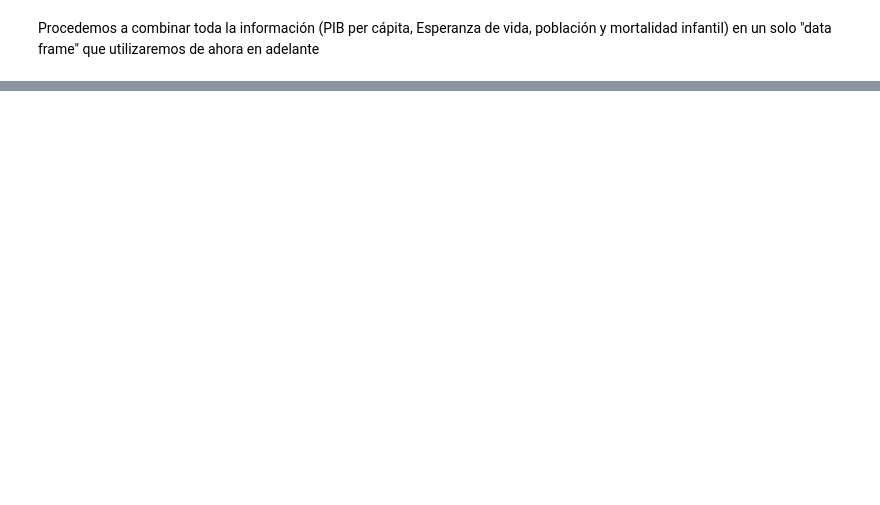
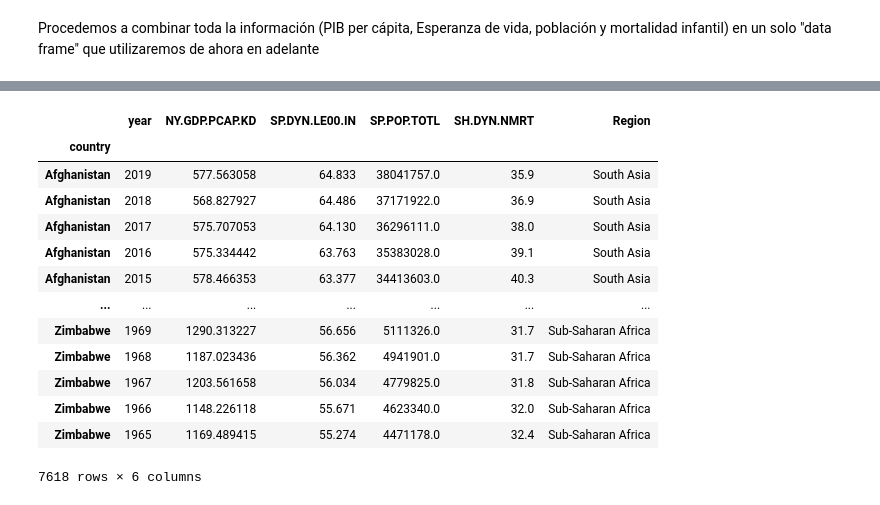
Before and after one commit to PES-BG-2022/proyecto-y-operation-ultra-at-bletchley-park, a Jupyter notebook: data de world bank database.ipynb, the cells around one changed output, grey strips where cells are left out. Cells and saved outputs as stored; diff of their text form; code cells hidden in the pictures; blank space fills up the shorter version.

```diff
--- a/data de world bank database.ipynb
+++ b/data de world bank database.ipynb
@@ -175,0 +252,17 @@ df
+# %%
+df_final
+# %% [output]
+|  | year | NY.GDP.PCAP.KD | SP.DYN.LE00.IN | SP.POP.TOTL | SH.DYN.NMRT | Region |
+| country |  |  |  |  |  |  |
+| Afghanistan | 2019 | 577.563058 | 64.833 | 38041757.0 | 35.9 | South Asia |
+| Afghanistan | 2018 | 568.827927 | 64.486 | 37171922.0 | 36.9 | South Asia |
+| Afghanistan | 2017 | 575.707053 | 64.130 | 36296111.0 | 38.0 | South Asia |
+| Afghanistan | 2016 | 575.334442 | 63.763 | 35383028.0 | 39.1 | South Asia |
+| Afghanistan | 2015 | 578.466353 | 63.377 | 34413603.0 | 40.3 | South Asia |
+| ... | ... | ... | ... | ... | ... | ... |
+| Zimbabwe | 1969 | 1290.313227 | 56.656 | 5111326.0 | 31.7 | Sub-Saharan Africa |
+| Zimbabwe | 1968 | 1187.023436 | 56.362 | 4941901.0 | 31.7 | Sub-Saharan Africa |
+| Zimbabwe | 1967 | 1203.561658 | 56.034 | 4779825.0 | 31.8 | Sub-Saharan Africa |
+| Zimbabwe | 1966 | 1148.226118 | 55.671 | 4623340.0 | 32.0 | Sub-Saharan Africa |
+| Zimbabwe | 1965 | 1169.489415 | 55.274 | 4471178.0 | 32.4 | Sub-Saharan Africa |
+7618 rows × 6 columns
```
Also changed, not shown: parts of 16 cells of this notebook, 4 other files.
